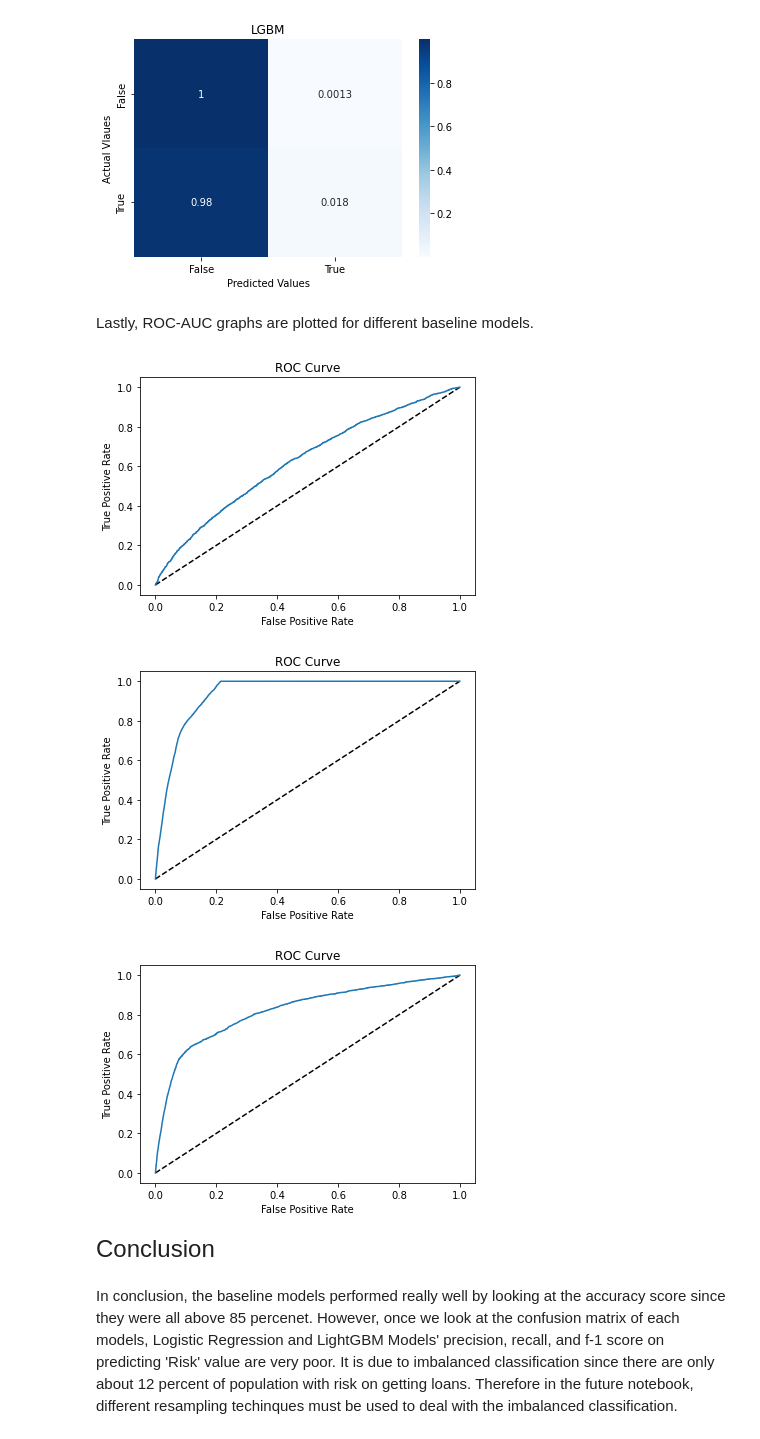
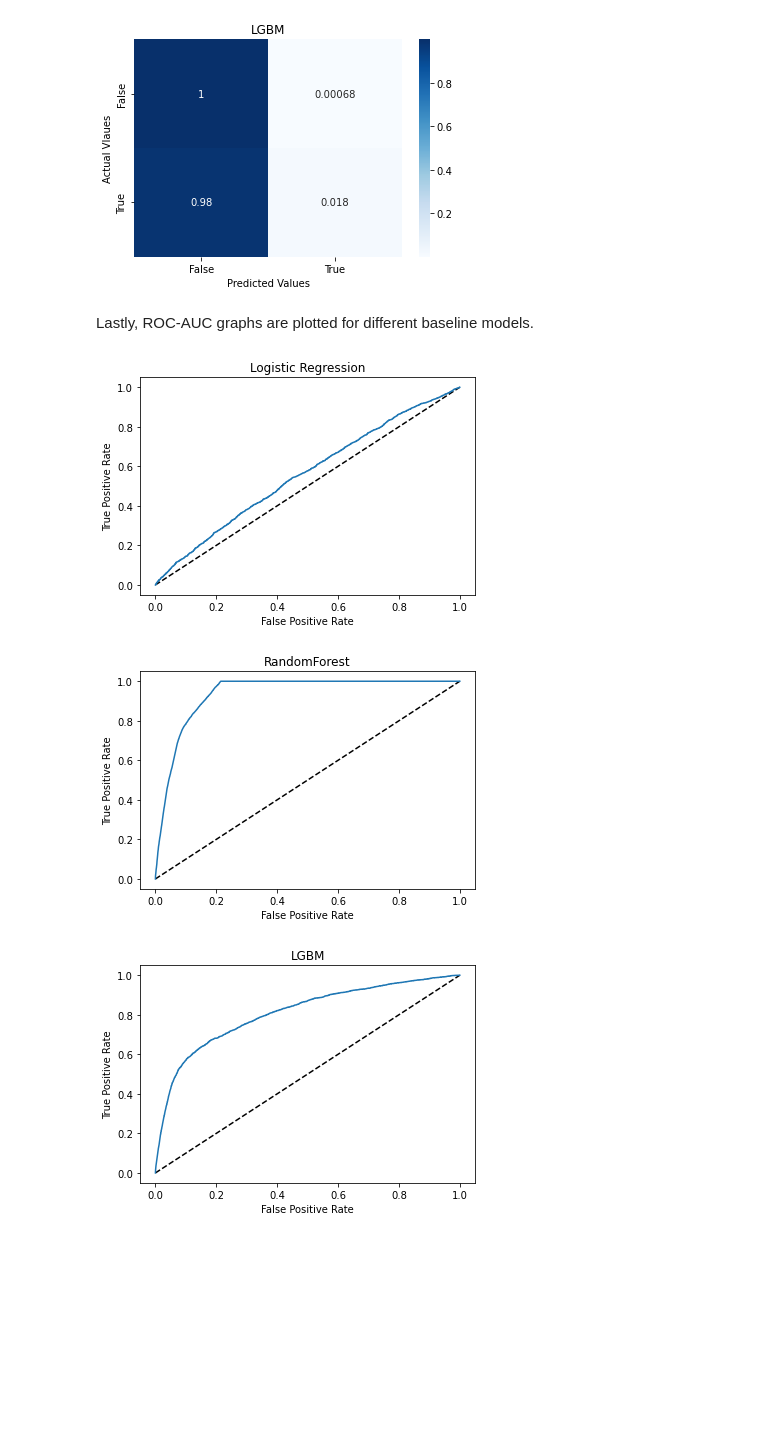
Before and after one commit to paulkimDSN/Capstone-3-, a Jupyter notebook: Preprocessing.ipynb, the cells around one changed output. Cells and saved outputs as stored; diff of their text form; code cells hidden in the pictures; blank space fills up the shorter version.

```diff
--- a/Preprocessing.ipynb
+++ b/Preprocessing.ipynb
@@ -242,8 +387,8 @@ grid_param_lgbm= [
                  "classifier__n_estimators": [10, 100],
                  "classifier__criterion":['gini','entropy'],
                  }]
-gridsearch_lgbm = GridSearchCV(pipeline_lgbm, grid_param_lgbm, cv=2, verbose=0,n_jobs=-1) # Fit grid search
-best_model_lgbm = gridsearch_lgbm.fit(X_train,y_train)
+gridsearch_lgbm = GridSearchCV(pipeline_lgbm_ncs, grid_param_lgbm, cv=2, verbose=0,n_jobs=-1) # Fit grid search
+best_model_lgbm = gridsearch_lgbm.fit(X_train_ncs,y_train_ncs)
 # %% [output]
 [LightGBM] [Warning] Unknown parameter: criterion
 # %%
@@ -257,7 +402,7 @@ The tuned models are used to predict the test data and confusion matrixs are dev
 # %%
-lr_tuned=best_model_lr.predict(X_test)
-rf_tuned=best_model_rf.predict(X_test)
-lgbm_tuned=best_model_lgbm.predict(X_test)
+lr_tuned=best_model_lr.predict(X_test_ncs)
+rf_tuned=best_model_rf.predict(X_test_ncs)
+lgbm_tuned=best_model_lgbm.predict(X_test_ncs)
 # %%
 best_result=[best_model_lr,best_model_rf,best_model_lgbm]
 # %%
@@ -299,8 +444,8 @@ LGBM Confusion Matrix:
 # %%
 for i,result in enumerate(results_tuned):
-    cmn = confusion_matrix(y_test,result).astype('float') / confusion_matrix(y_test,result).sum(axis=1)[:, np.newaxis]
+    cmn = confusion_matrix(y_test_ncs,result).astype('float') / confusion_matrix(y_test_ncs,result).sum(axis=1)[:, np.newaxis]
     _=sns.heatmap(cmn,annot=True,cmap='Blues')
-    _.set_title(pipe_dict[i])
+    _.set_title(pipe_dict_ncs[i])
     _.set_xlabel('Predicted Values')
     _.set_ylabel('Actual Vlaues')
     _.xaxis.set_ticklabels(['False','True'])
@@ -310,25 +455,21 @@ for i,result in enumerate(results_tuned):
 [figure]
 [figure]
 [figure]
-# %% [markdown]
-Lastly, ROC-AUC graphs are plotted for different baseline models.
-# %%
-for i,result in enumerate(best_result):
-    y_scores=result.predict_proba(X_test)[:,1]
-    f_lr,t_lr,_=roc_curve(y_test,y_scores)
-    roc_auc_LR=auc(f_lr,t_lr)
-    round(roc_auc_LR,2)
-    plt.plot([0, 1], [0, 1], 'k--')
-    plt.plot(f_lr, t_lr)
-    plt.xlabel('False Positive Rate')
-    plt.ylabel('True Positive Rate')
-    plt.title(pipe_dict[i],'ROC Curve')
-    plt.show()
-# %% [output]
-[figure, removed]
-[figure, removed]
-[figure, removed]
-# %% [markdown]
-<font size="5"> Conclusion
-# %% [markdown]
-In conclusion, the baseline models performed really well by looking at the accuracy score since they were all above 85 percenet. However, once we look at the confusion matrix of each models, Logistic Regression and LightGBM Models' precision, recall, and f-1 score on predicting 'Risk' value are very poor. It is due to imbalanced classification since there are only about 12 percent of population with risk on getting loans. Therefore in the future notebook, different resampling techinques must be used to deal with the imbalanced classification.
+# %% [markdown]
+Lastly, ROC-AUC graphs are plotted for different baseline models.
+# %%
+for i,result in enumerate(best_result):
+    y_scores=result.predict_proba(X_test_ncs)[:,1]
+    f_lr,t_lr,_=roc_curve(y_test_ncs,y_scores)
+    roc_auc=auc(f_lr,t_lr)
+    round(roc_auc,2)
+    plt.plot([0, 1], [0, 1], 'k--')
+    plt.plot(f_lr, t_lr)
+    plt.xlabel('False Positive Rate')
+    plt.ylabel('True Positive Rate')
+    plt.title(pipe_dict_ncs[i])
+    plt.show()
+# %% [output]
+[figure, added]
+[figure, added]
+[figure, added]
```
Also changed, not shown: parts of 102 cells of this notebook, 6 other files.
